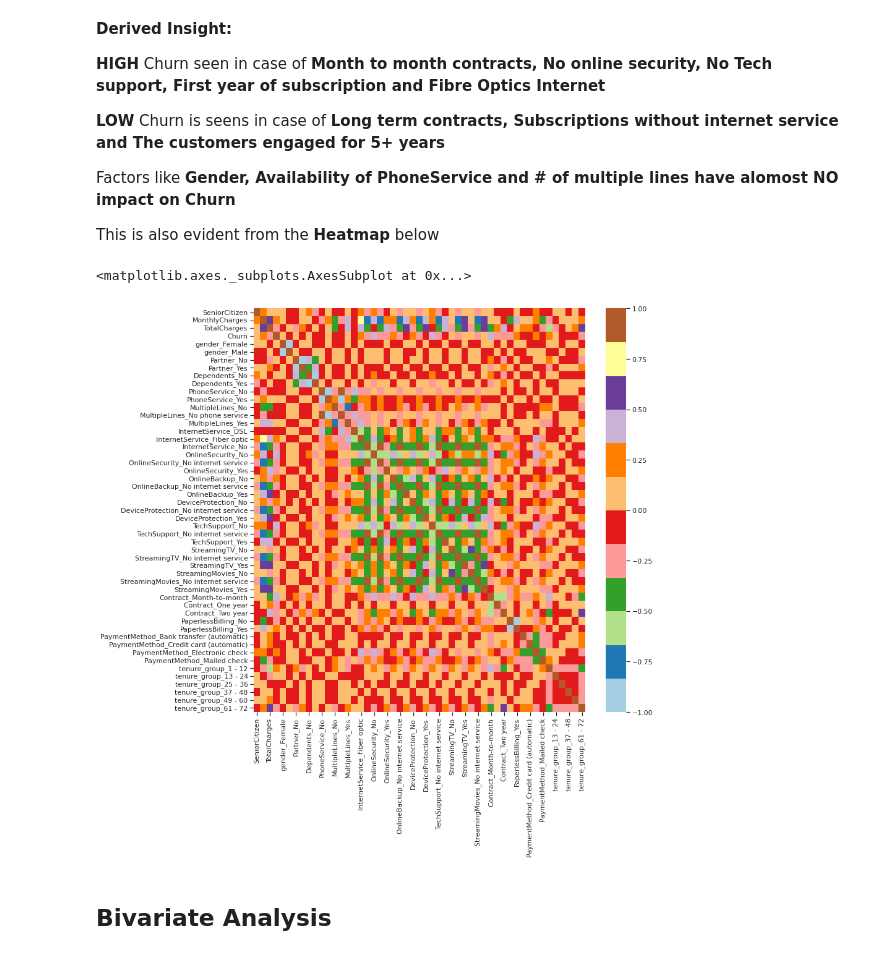
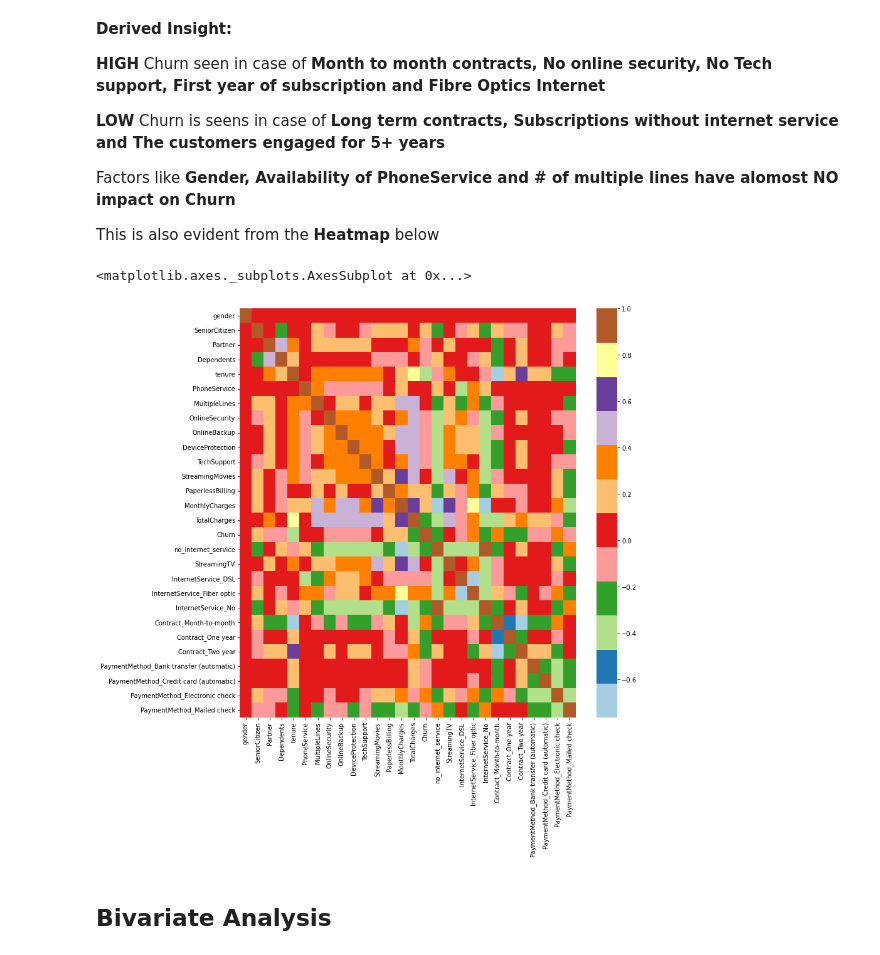
Before and after one commit to 4nirudh5/Customer-churn, a Jupyter notebook: customer_churn_EDA.ipynb, the cells around one changed output. Cells and saved outputs as stored; diff of their text form; code cells hidden in the pictures.

```diff
--- a/customer_churn_EDA.ipynb
+++ b/customer_churn_EDA.ipynb
@@ -200,6 +229,6 @@ telco_data.loc[telco_data ['TotalCharges'].isnull() == True]
 Since the % of these records compared to total dataset is very low ie 0.15%, it is safe to ignore them from further processing.
 # %%
 #Removing missing values
-telco_data.dropna(how = 'any', inplace = True)
+td.dropna(how = 'any', inplace = True)
 
 #telco_data.fillna(0)
@@ -229,6 +236,6 @@ Name: tenure_group, dtype: int64
 **6.** Remove columns not required for processing
 # %%
 #drop column customerID and tenure
-telco_data.drop(columns= ['customerID','tenure'], axis=1, inplace=True)
-telco_data.head()
+td.drop(columns= ['customerID'], axis=1, inplace=True)
+td.head()
 # %% [output]
@@ -270 +276,14 @@ telco_data['Churn'] = np.where(telco_data.Churn == 'Yes',1,0)
+# %%
+td['Churn'] = np.where(td.Churn == 'Yes',1,0)
+td['Partner'] = np.where(td.Partner == 'Yes',1,0)
+td['Dependents'] = np.where(td.Dependents == 'Yes',1,0)
+td['PhoneService'] = np.where(td.PhoneService == 'Yes',1,0)
+td['MultipleLines'] = np.where(td.MultipleLines == 'Yes',1,0)
+td['OnlineSecurity'] = np.where(td.OnlineSecurity == 'Yes',1,0)
+td['OnlineBackup'] = np.where(td.OnlineBackup == 'Yes',1,0)
+td['DeviceProtection'] = np.where(td.DeviceProtection == 'Yes',1,0)
+td['TechSupport'] = np.where(td.TechSupport == 'Yes',1,0)
+td['StreamingMovies'] = np.where(td.StreamingMovies == 'Yes',1,0)
+td['PaperlessBilling'] = np.where(td.PaperlessBilling == 'Yes',1,0)
+td['gender'] = np.where(td.gender == 'Male',1,0)
 # %%
@@ -280,6 +300,6 @@ telco_data.head()
 
 **3.** Convert all the categorical variables into dummy variables
 # %%
-telco_data_dummies = pd.get_dummies(telco_data)
-telco_data_dummies.head()
+td = pd.get_dummies(td)
+td.head()
 # %% [output]
@@ -351,10 +372,10 @@ Factors like **Gender, Availability of PhoneService and # of multiple lines have
 This is also evident from the **Heatmap** below
 # %%
 plt.figure(figsize=(12,12))
-sns.heatmap(telco_data_dummies.corr(), cmap="Paired")
+sns.heatmap(td.corr(), cmap="Paired")
 # %% [output]
 <matplotlib.axes._subplots.AxesSubplot at 0x...>
-[figure, old version]
+[figure, new version]
 # %% [markdown]
 ## Bivariate Analysis
 # %%
```
Also changed, not shown: parts of 39 cells of this notebook.
